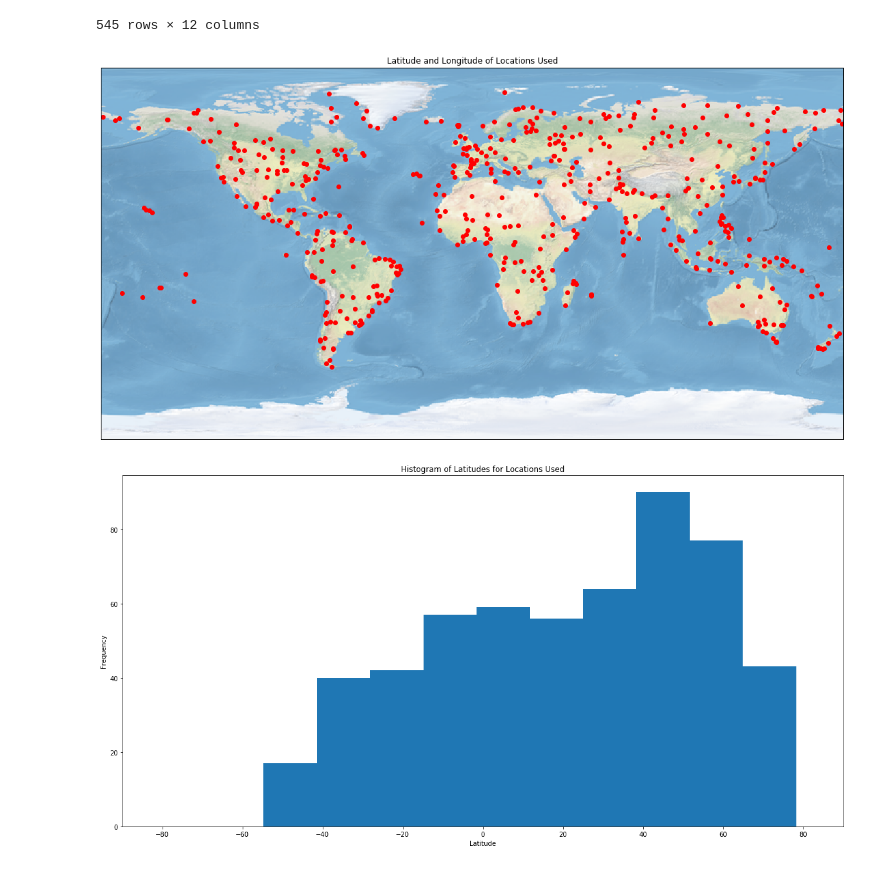
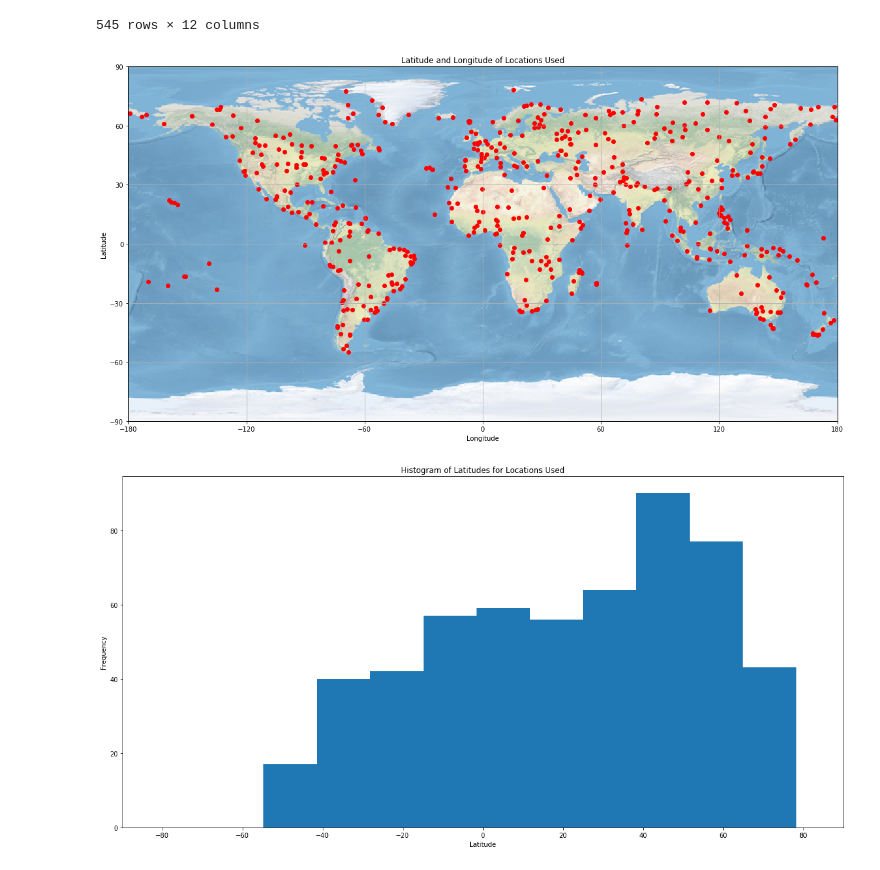
Before and after one commit to kodesiba/Web-Design-Challenge, a Jupyter notebook: assets/visualizations/extravis.ipynb, the cells around one changed output. Cells and saved outputs as stored; diff of their text form; code cells hidden in the pictures.

Commit message:
add grid to lat/lng map

```diff
--- a/assets/visualizations/extravis.ipynb
+++ b/assets/visualizations/extravis.ipynb
@@ -44,20 +44,21 @@ df
 # %%
 # create scatter of latitude and longitude
 xvals = df['Lng']
 yvals = df['Lat']
 plt.figure(figsize=(20,10))
 ax = plt.axes(projection=ccrs.PlateCarree())
 ax.stock_img()
+ax.set_xticks([-180, -120, -60, 0, 60, 120, 180], crs=ccrs.PlateCarree())
+ax.set_yticks([-90, -60, -30, 0, 30, 60, 90], crs=ccrs.PlateCarree())
 plt.scatter(xvals,yvals,color='red')
 plt.title('Latitude and Longitude of Locations Used')
-plt.xlabel('Latitude')
-plt.ylabel('Longitude')
-plt.ylim(-90,90)
-plt.xlim(-180,180)
+plt.xlabel('Longitude')
+plt.ylabel('Latitude')
+plt.grid()
 plt.savefig("latlngmap.png")
 plt.show()
 # %% [output]
-[figure, old version]
+[figure, new version]
 # %%
 # create histogram of latitude
 plt.figure(figsize=(20,10))
```
Also changed, not shown: 3 other files.
